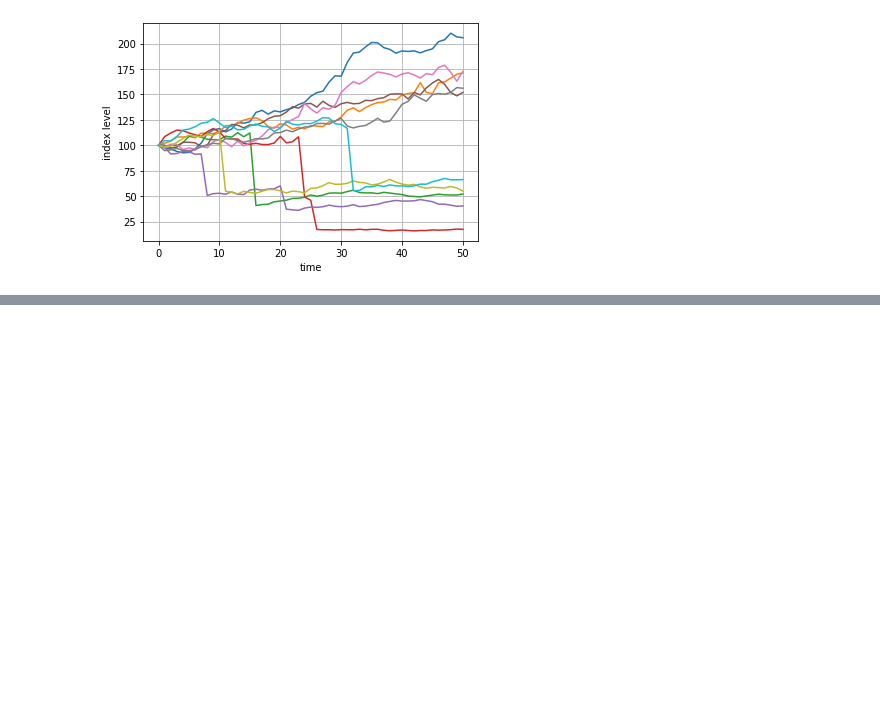
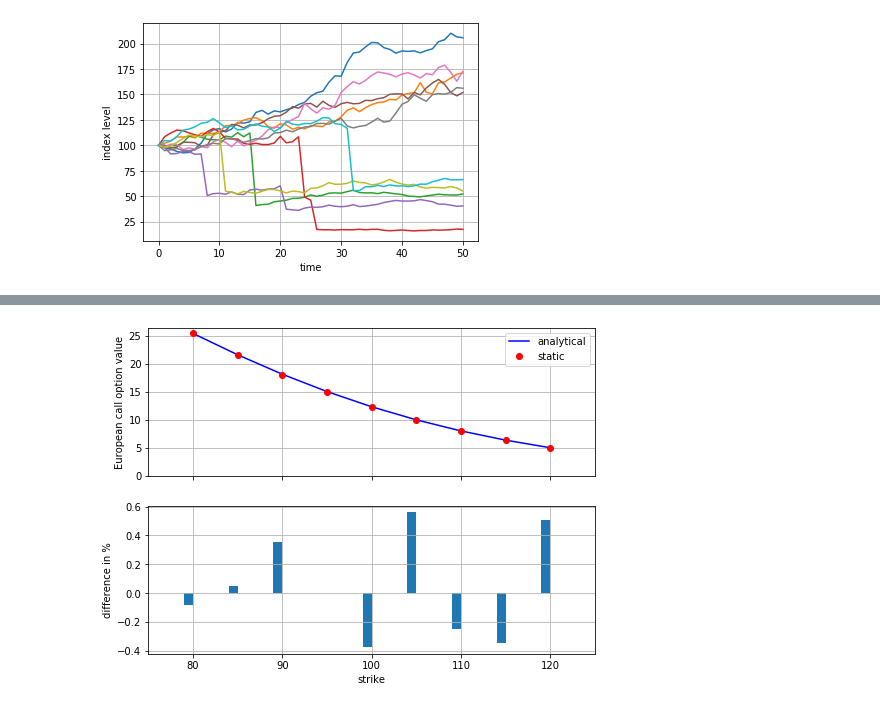
Before and after one commit to mayi140611/mayiexamples, a Jupyter notebook: 0finance/Python金融投资分析实践（第12期）.ipynb, the cells around one changed output, grey strips where cells are left out. Cells and saved outputs as stored; diff of their text form; code cells hidden in the pictures; blank space fills up the shorter version.

```diff
--- a/0finance/Python金融投资分析实践（第12期）.ipynb
+++ b/0finance/Python金融投资分析实践（第12期）.ipynb
@@ -1323,0 +1484,81 @@ plt.show()
+# %%
+##与BSM估值公式比较
+
+#看涨期权估值
+def bsm_call_value(S0, K, T, r, sigma):
+    ''' Valuation of European call option in BSM model.
+    Analytical formula.
+
+    Parameters
+    ==========
+    S0 : float
+        标的资产初始价格
+    K : float
+        行权价
+    T : float
+        到期日(以年为单位)
+    r : float
+        无风险利率
+    sigma : float
+        扩散项中的波动因子
+
+    Returns
+    =======
+    value : float
+        欧式看涨期权现值
+    '''
+    from math import log, sqrt, exp
+    from scipy import stats
+
+    S0 = float(S0)
+    d1 = (log(S0 / K) + (r + 0.5 * sigma ** 2) * T) / (sigma * sqrt(T))
+    d2 = (log(S0 / K) + (r - 0.5 * sigma ** 2) * T) / (sigma * sqrt(T))
+    value = (S0 * stats.norm.cdf(d1, 0.0, 1.0)
+            - K * exp(-r * T) * stats.norm.cdf(d2, 0.0, 1.0))
+      # stats.norm.cdf --> cumulative distribution function
+      #                    for normal distribution
+    return value
+
+#价格对比
+stat_res = []
+dyna_res = []
+anal_res = []
+k_list = np.arange(80., 120.1, 5.)
+np.random.seed(200000)
+for K in k_list:
+    stat_res.append(gbm_mcs_stat(K))
+    dyna_res.append(gbm_mcs_dyna(K))
+    anal_res.append(bsm_call_value(S0, K, T, r, sigma))
+stat_res = np.array(stat_res)
+dyna_res = np.array(dyna_res)
+anal_res = np.array(anal_res)
+
+fig, (ax1, ax2) = plt.subplots(2, 1, sharex=True, figsize=(8, 6))
+ax1.plot(k_list, anal_res, 'b', label='analytical')
+ax1.plot(k_list, stat_res, 'ro', label='static')
+ax1.set_ylabel('European call option value')
+ax1.grid(True)
+ax1.legend(loc=0)
+ax1.set_ylim(ymin=0)
+wi = 1.0
+ax2.bar(k_list - wi / 2, (anal_res - stat_res) / anal_res * 100, wi)
+ax2.set_xlabel('strike')
+ax2.set_ylabel('difference in %')
+ax2.set_xlim(left=75, right=125)
+ax2.grid(True)
+
+fig, (ax1, ax2) = plt.subplots(2, 1, sharex=True, figsize=(8, 6))
+ax1.plot(k_list, anal_res, 'b', label='analytical')
+ax1.plot(k_list, dyna_res, 'ro', label='dynamic')
+ax1.set_ylabel('European call option value')
+ax1.grid(True)
+ax1.legend(loc=0)
+ax1.set_ylim(ymin=0)
+wi = 1.0
+ax2.bar(k_list - wi / 2, (anal_res - dyna_res) / anal_res * 100, wi)
+ax2.set_xlabel('strike')
+ax2.set_ylabel('difference in %')
+ax2.set_xlim(left=75, right=125)
+ax2.grid(True)
+# %% [output]
+[figure, added]
```
Also changed, not shown: parts of 9 cells of this notebook, 2 other files.
